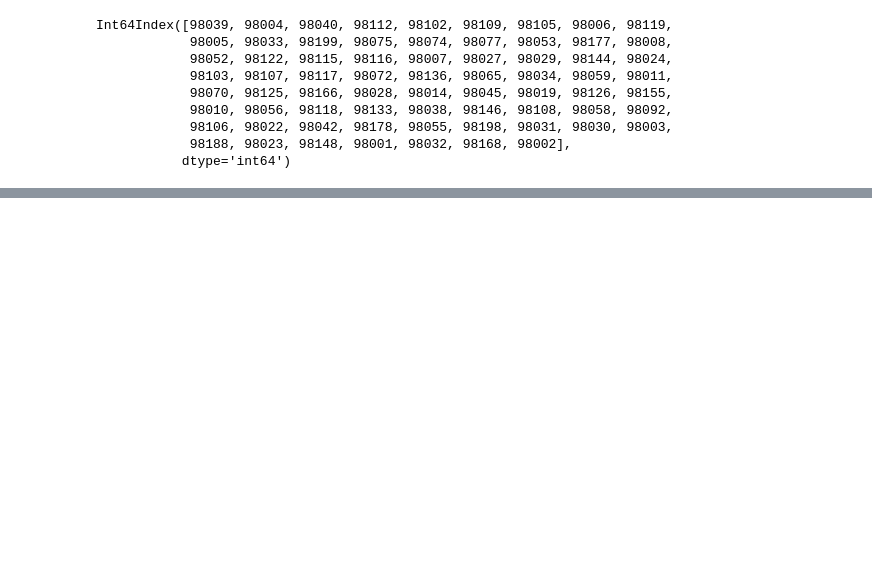
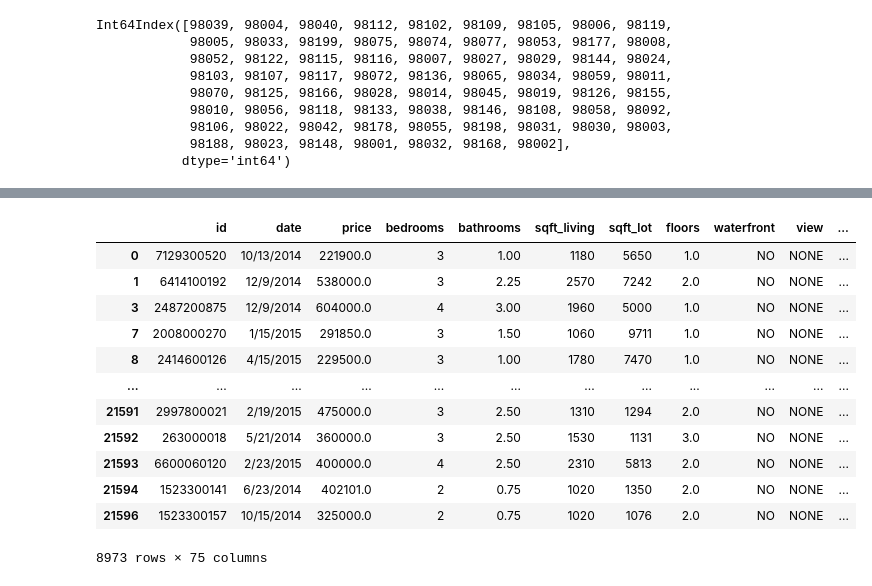
Before and after one commit to bc0119/King_Count_Analysis, a Jupyter notebook: student.ipynb, the cells around one changed output, grey strips where cells are left out. Saved outputs shown, nothing was run; the diff lists cells and outputs as text; code cells hidden in the pictures; blank space fills up the shorter version.

```diff
--- a/student.ipynb
+++ b/student.ipynb
@@ -869,0 +873,12 @@ cities = {'Algona': [98001], 'Auburn': [98001, 98002, 98003, 98023, 98063, 98071
+# %%
+def city_finder(zipcode):
+
+    lst = []
+    for key, value in cities.items():
+        if zipcode in value:
+            lst.append(key)
+
+    if lst != []:
+        return lst
+    else:
+        return None
@@ -869,0 +1061,17 @@ cities = {'Algona': [98001], 'Auburn': [98001, 98002, 98003, 98023, 98063, 98071
+# %%
+df20 = data[data.Seattle == 1]
+df20
+# %% [output]
+|  | id | date | price | bedrooms | bathrooms | sqft_living | sqft_lot | floors | waterfront | view | ... |
+| 0 | 7129300520 | 10/13/2014 | 221900.0 | 3 | 1.00 | 1180 | 5650 | 1.0 | NO | NONE | ... |
+| 1 | 6414100192 | 12/9/2014 | 538000.0 | 3 | 2.25 | 2570 | 7242 | 2.0 | NO | NONE | ... |
+| 3 | 2487200875 | 12/9/2014 | 604000.0 | 4 | 3.00 | 1960 | 5000 | 1.0 | NO | NONE | ... |
+| 7 | 2008000270 | 1/15/2015 | 291850.0 | 3 | 1.50 | 1060 | 9711 | 1.0 | NO | NONE | ... |
+| 8 | 2414600126 | 4/15/2015 | 229500.0 | 3 | 1.00 | 1780 | 7470 | 1.0 | NO | NONE | ... |
+| ... | ... | ... | ... | ... | ... | ... | ... | ... | ... | ... | ... |
+| 21591 | 2997800021 | 2/19/2015 | 475000.0 | 3 | 2.50 | 1310 | 1294 | 2.0 | NO | NONE | ... |
+| 21592 | 263000018 | 5/21/2014 | 360000.0 | 3 | 2.50 | 1530 | 1131 | 3.0 | NO | NONE | ... |
+| 21593 | 6600060120 | 2/23/2015 | 400000.0 | 4 | 2.50 | 2310 | 5813 | 2.0 | NO | NONE | ... |
+| 21594 | 1523300141 | 6/23/2014 | 402101.0 | 2 | 0.75 | 1020 | 1350 | 2.0 | NO | NONE | ... |
+| 21596 | 1523300157 | 10/15/2014 | 325000.0 | 2 | 0.75 | 1020 | 1076 | 2.0 | NO | NONE | ... |
+8973 rows × 75 columns
```
Also changed, not shown: parts of 27 cells of this notebook, 1 other file.
